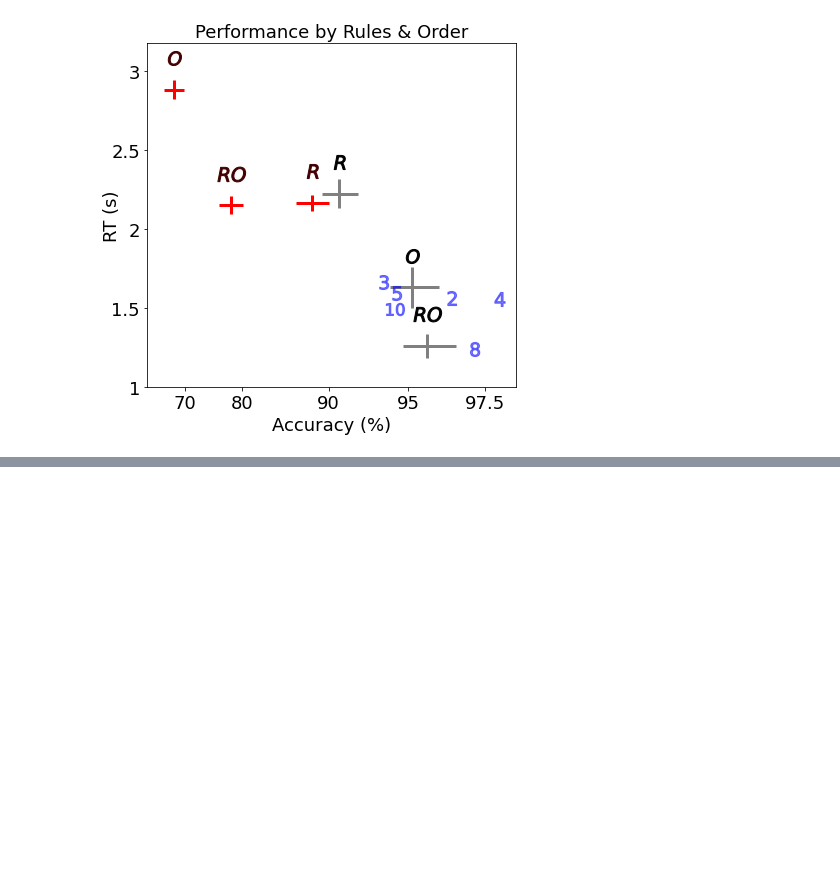
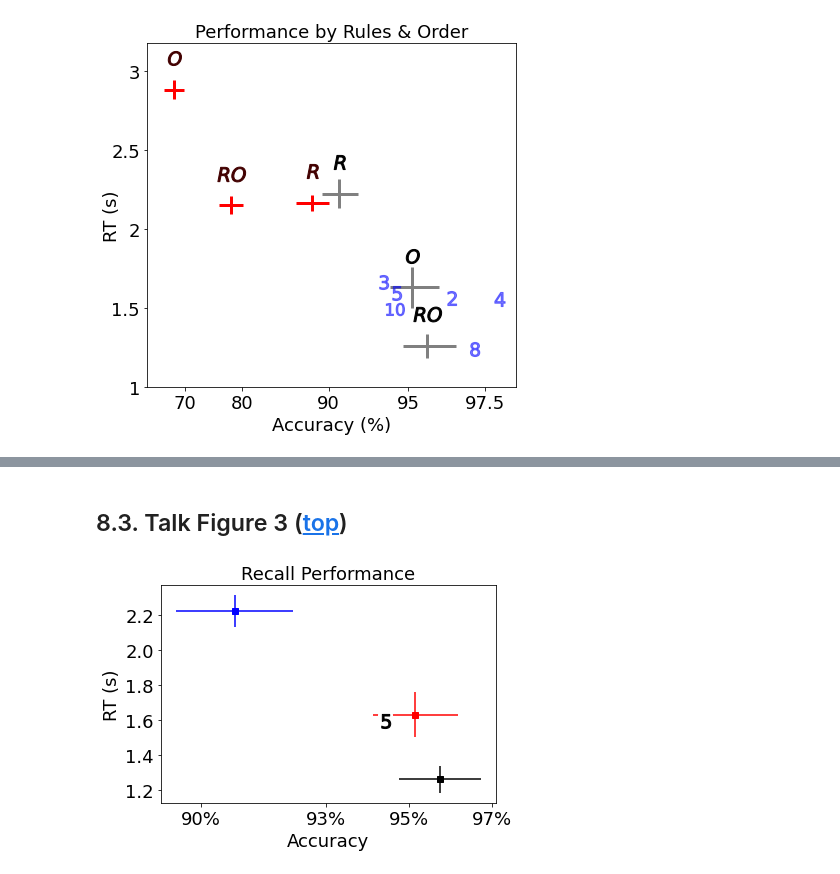
Before and after one commit to SebastianHolt/counting_syntax, a Jupyter notebook: analysis/CogSci2023.ipynb, the cells around one changed output, grey strips where cells are left out. Saved outputs shown, nothing was run; the diff lists cells and outputs as text; code cells hidden in the pictures; blank space fills up the shorter version.

```diff
--- a/analysis/CogSci2023.ipynb
+++ b/analysis/CogSci2023.ipynb
@@ -1781,0 +1468,49 @@ dtype: float64
+# %% [markdown]
+## <a name="talkfig3"></a> 8.3. Talk Figure 3 ([top](#top))
+# %%
+f , (a1) = plt.subplots(1,1,figsize=(6,4))
+
+frame = 2
+
+cond_dict = {'control':'Both','no_count':'Rules','no_syntax':'Count'}
+cond_clrs = {'control':'black','no_count':'blue','no_syntax':'red'}
+
+# Frame 0
+dat0 = get_err(Q2,'cond','correct')
+dat1 = get_err(Q2,'cond','RT')
+for i,b in enumerate(dat0['cond']):
+    a1.errorbar(x=dat0.loc[i,'correct'], y=dat1.loc[i,'RT'], xerr=dat0.loc[i,'err'], yerr=dat1.loc[i,'err'], c=cond_clrs[b], fmt='s', ls='none', zorder=50,alpha=0)
+#     a1.scatter(x=dat0.loc[i,'correct'], y=dat1.loc[i,'RT'], marker="s", s=s*len(cond_dict[b]), c='w', zorder=100,alpha=0)
+#     a1.scatter(x=dat0.loc[i,'correct'], y=dat1.loc[i,'RT'], marker="${}$".format(cond_dict[b]), s=s*(len(cond_dict[b])**1.5), c='k', zorder=200,alpha=0)
+
+
+if frame > 0:
+    s = 200
+    dat0 = get_err(Q1,'base','correct')
+    dat0 = dat0.loc[dat0['base']==5]
+    dat1 = get_err(Q1,'base','RT')
+    dat1 = dat1.loc[dat1['base']==5]
+    row_i = 3
+    a1.scatter(x=dat0.loc[row_i,'correct'], y=dat1.loc[row_i,'RT'], marker="s", s=s, c='w', zorder=100)
+    a1.scatter(x=dat0.loc[row_i,'correct'], y=dat1.loc[row_i,'RT'], marker="${}$".format(5), s=s, c='k', zorder=200)
+
+
+
+if frame > 1:
+    dat0 = get_err(Q2,'cond','correct')
+    dat1 = get_err(Q2,'cond','RT')
+    for i,b in enumerate(dat0['cond']):
+        a1.errorbar(x=dat0.loc[i,'correct'], y=dat1.loc[i,'RT'], xerr=dat0.loc[i,'err'], yerr=dat1.loc[i,'err'], c=cond_clrs[b], fmt='s', ls='none', zorder=50)
+
+
+a1.set_title("Recall Performance")
+a1.set_ylabel("RT (s)")
+a1.set_xlabel("Accuracy")
+a1.set_xticks([.9,.93,.95,.97])
+a1.set_xticklabels(['90%','93%','95%','97%'])
+
+newFontSize([a1],fs=18)
+
+f.savefig('../results/plots/fig3/frame_{}.png'.format(frame), bbox_inches="tight")
+# %% [output]
+[figure, added]
```
Also changed, not shown: parts of 25 cells of this notebook, 1 other file.
